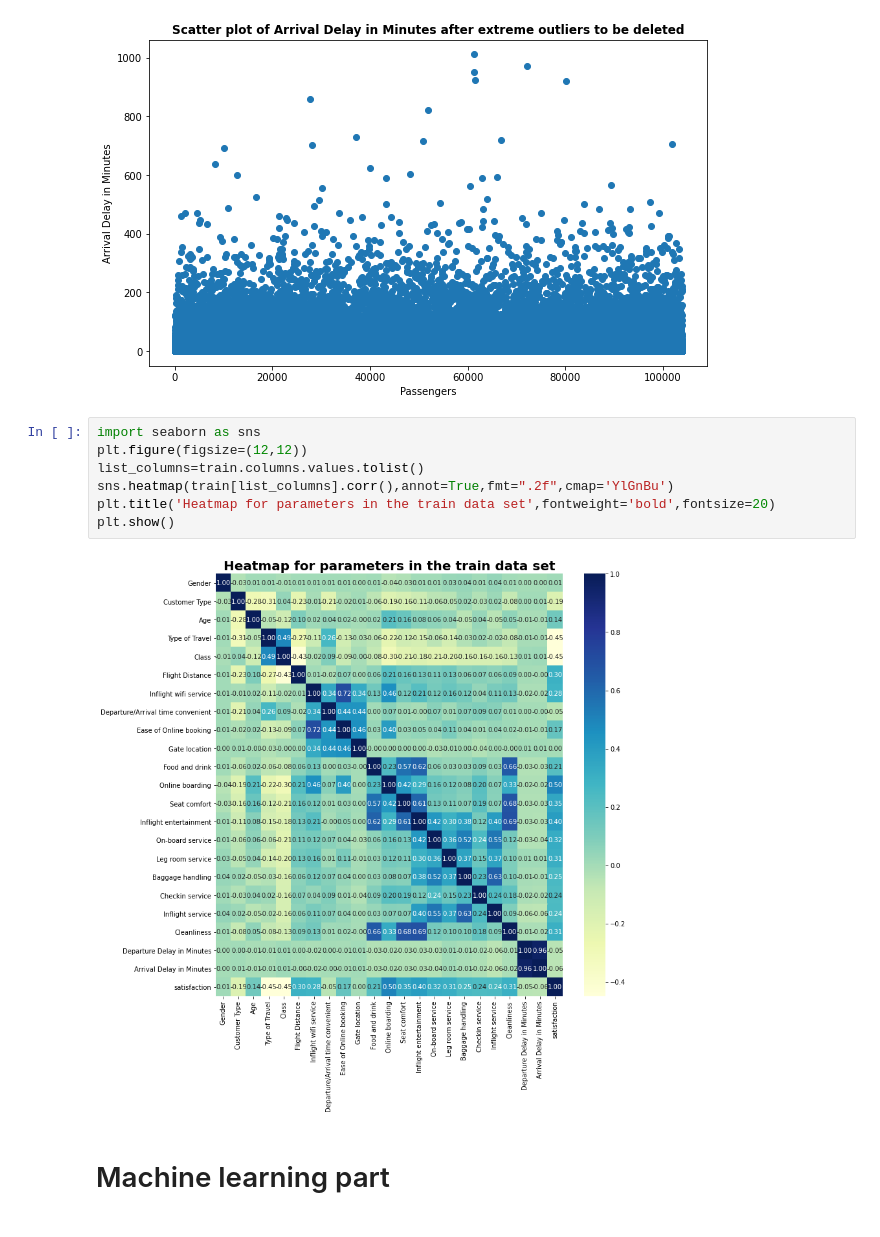
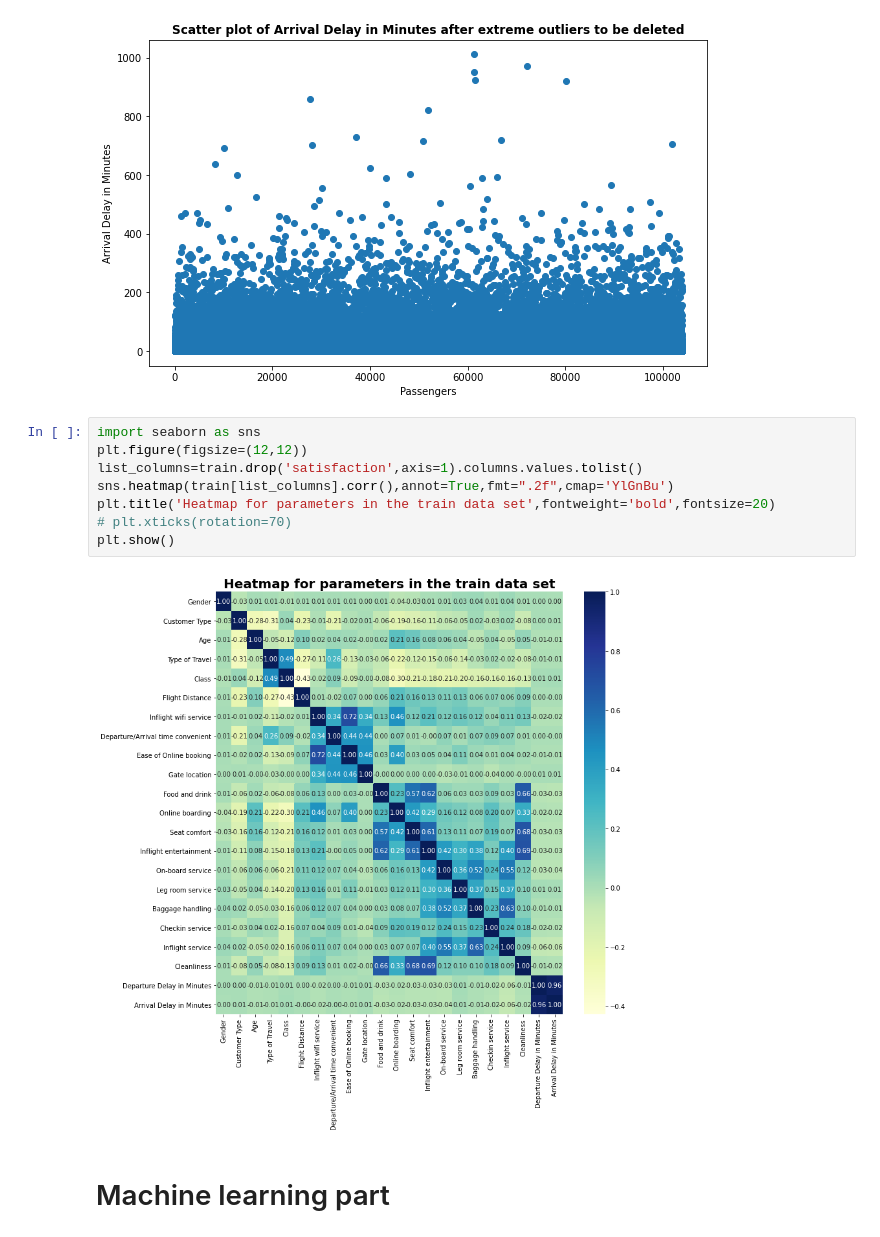
Before and after one commit to dynle/2020f-ML, a Jupyter notebook: project/airlinesatisfaction/code.ipynb, the cells around one changed output. Saved outputs shown, nothing was run; the diff lists cells and outputs as text.

```diff
--- a/project/airlinesatisfaction/code.ipynb
+++ b/project/airlinesatisfaction/code.ipynb
@@ -189,12 +189,13 @@ plt.show()
 # %%
 import seaborn as sns
 plt.figure(figsize=(12,12))
-list_columns=train.columns.values.tolist()
+list_columns=train.drop('satisfaction',axis=1).columns.values.tolist()
 sns.heatmap(train[list_columns].corr(),annot=True,fmt=".2f",cmap='YlGnBu')
 plt.title('Heatmap for parameters in the train data set',fontweight='bold',fontsize=20)
+# plt.xticks(rotation=70)
 plt.show()
 # %% [output]
-[figure, old version]
+[figure, new version]
 # %% [markdown]
 # Machine learning part
 # %%
```
Also changed, not shown: parts of 14 cells of this notebook, 1 other file.
